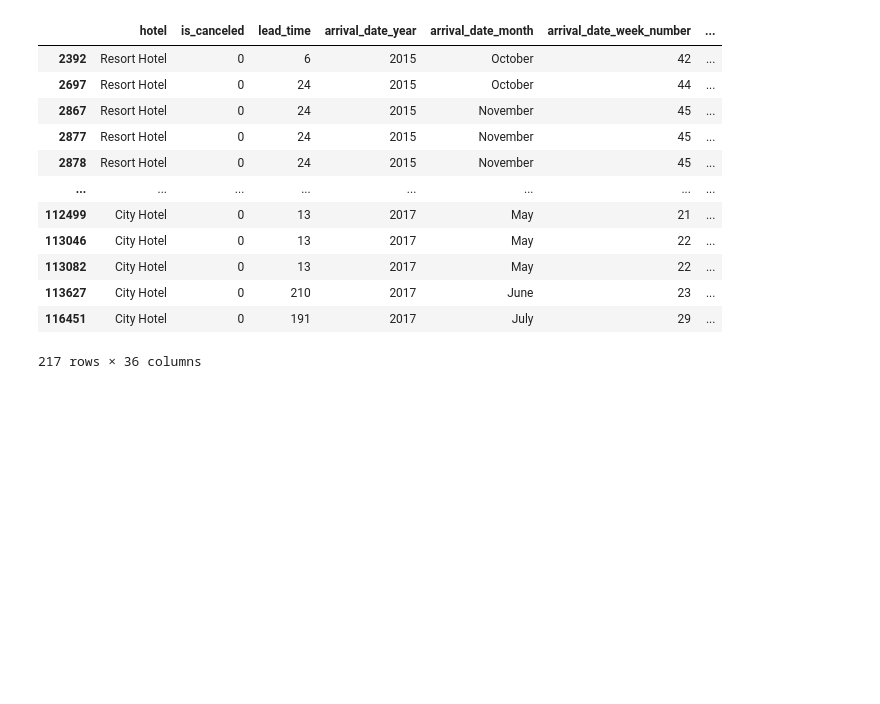
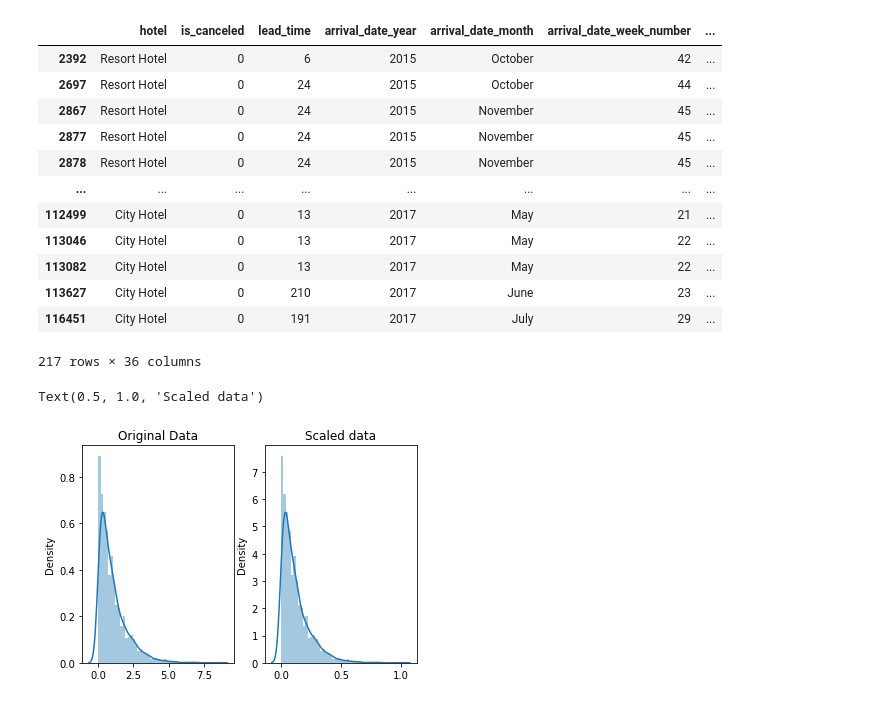
Before and after one commit to elhamfallah/different-projects, a Jupyter notebook: hotel-booking-analysis.ipynb, the cells around one changed output. Cells and saved outputs as stored; diff of their text form; code cells hidden in the pictures; blank space fills up the shorter version.

```diff
--- a/hotel-booking-analysis.ipynb
+++ b/hotel-booking-analysis.ipynb
@@ -148,3 +140,21 @@ df.fillna(method = 'bfill', axis=0).fillna(0)
 | 113627 | City Hotel | 0 | 210 | 2017 | June | 23 | ... |
 | 116451 | City Hotel | 0 | 191 | 2017 | July | 29 | ... |
 217 rows × 36 columns
+# %%
+# scaling, Scaling just changes the range of your data. Normalization is a more radical transformation. The point of normalization is to
+#change your observations so that they can be described as a normal distribution.
+
+# generate 2000 data points randomly drawn from an exponential distribution
+original_data = np.random.exponential(size = 2000)
+# mix-max scale the data between 0 and 1
+scaled_data = minmax_scaling(original_data, columns = [0])
+
+# plot both together to compare
+fig, ax=plt.subplots(1,2)
+sns.distplot(original_data, ax=ax[0])
+ax[0].set_title("Original Data")
+sns.distplot(scaled_data, ax=ax[1])
+ax[1].set_title("Scaled data")
+# %% [output]
+Text(0.5, 1.0, 'Scaled data')
+[figure, added]
```
Also changed, not shown: parts of 5 cells of this notebook.
